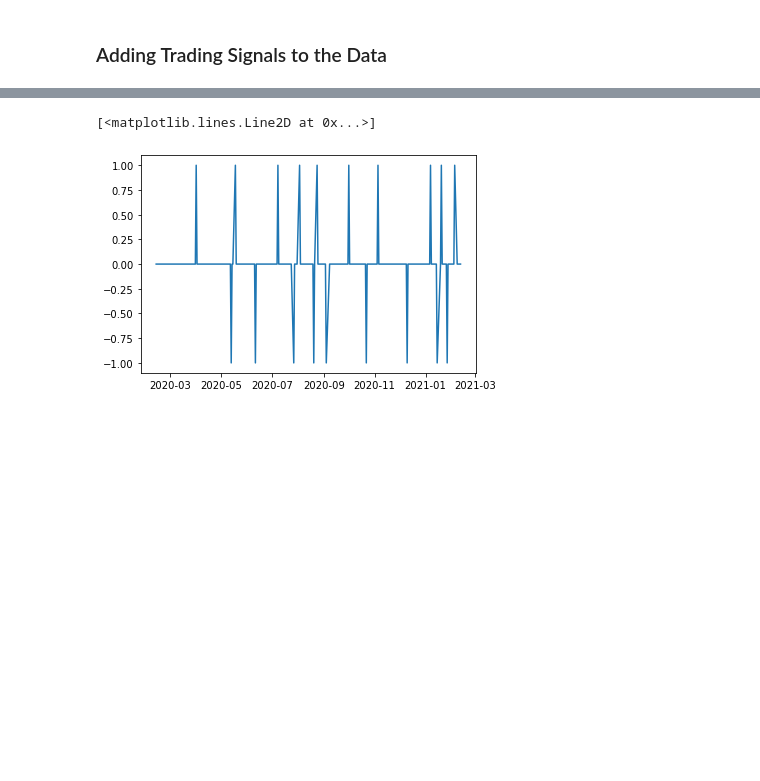
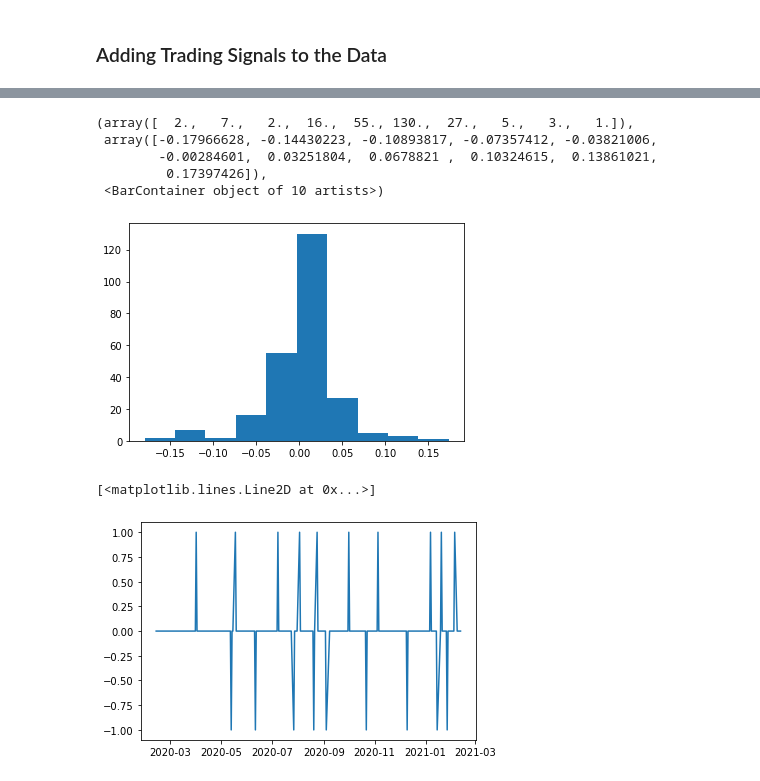
Before and after one commit to evelynyou/capstone_indicators, a Jupyter notebook: playground_EY.ipynb, the cells around one changed output, grey strips where cells are left out. Drawn from its saved outputs; the diff is of its cells as text; code cells hidden in the pictures; blank space fills up the shorter version.

```diff
--- a/playground_EY.ipynb
+++ b/playground_EY.ipynb
@@ -111,0 +121,9 @@ df.describe()
+# %%
+plt.hist(df["N5D_Return%"])
+# %% [output]
+(array([  2.,   7.,   2.,  16.,  55., 130.,  27.,   5.,   3.,   1.]),
+ array([-0.17966628, -0.14430223, -0.10893817, -0.07357412, -0.03821006,
+        -0.00284601,  0.03251804,  0.0678821 ,  0.10324615,  0.13861021,
+         0.17397426]),
+ <BarContainer object of 10 artists>)
+[figure, added]
```
Also changed, not shown: parts of 4 cells of this notebook.
